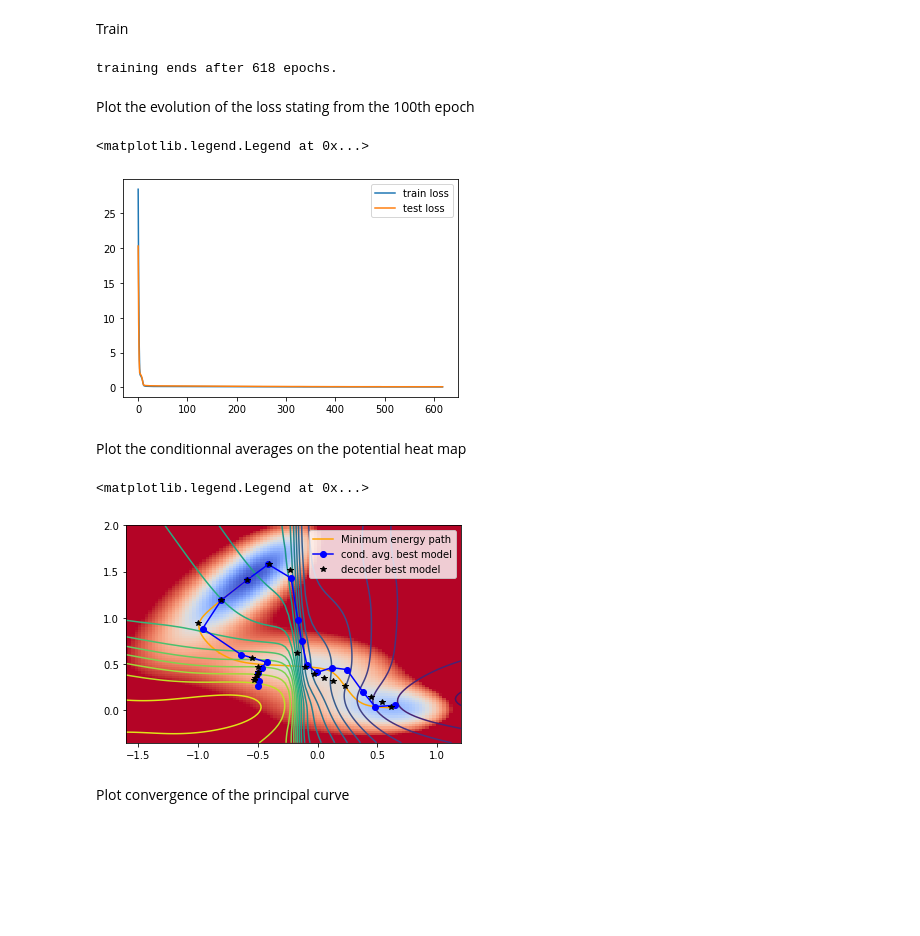
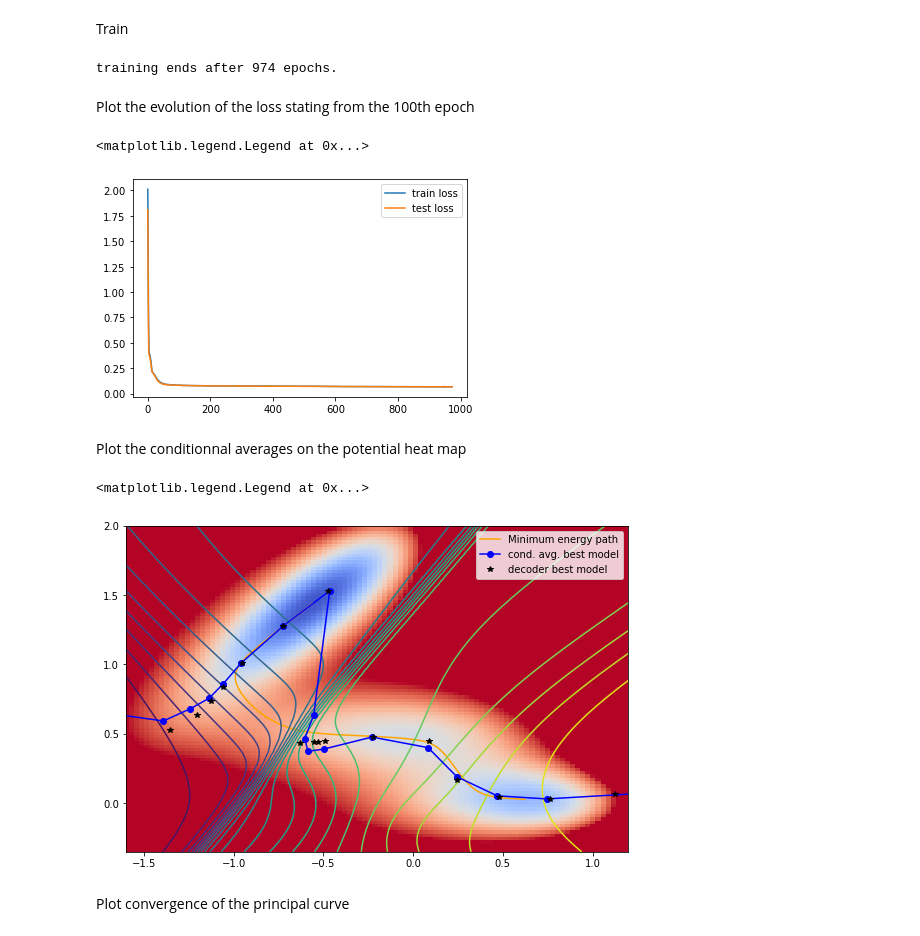
Before and after one commit to thomaspigeon/2dpotentials, a Jupyter notebook: AE_MullerBrown.ipynb, the cells around one changed output. Drawn from its saved outputs; the diff is of its cells as text; code cells hidden in the pictures; blank space fills up the shorter version.

```diff
--- a/AE_MullerBrown.ipynb
+++ b/AE_MullerBrown.ipynb
@@ -36,6 +32,7 @@ trajs = np.append(traj_dict1["x_traj"], traj_dict2["x_traj"], axis=0)
 np.savetxt('dataset_MB.txt', trajs)
 # %%
 trajs = np.loadtxt('dataset_MB.txt')
+trajs = trajs[np.random.choice(len(trajs), size=2 * 10**6)]
 # %%
 fig = plt.figure()
 ax = fig.add_subplot()
@@ -65,11 +61,11 @@ Create autoencoder object
 del(ae)
 del(ae_training)
 # %%
-ae = DeepAutoEncoder([2, 5, 1], [1, 20, 20, 2], 0)
+ae = DeepAutoEncoder([2, 5, 5, 1], [1, 20, 20, 2], 0)
 # %% [markdown]
 Created training object
 # %%
-ae_training = TainAEOneDecoder(ae, pot, dataset.copy(), standardize=False, zca_whiten=False)
+ae_training = TainAEOneDecoder(ae, pot, dataset.copy(), standardize=True, zca_whiten=False)
 # %% [markdown]
 Set the training size and do the train-test split
 # %%
@@ -106,7 +103,7 @@ Train
 # %%
 loss_dict = ae_training.train(batch_size, max_epochs)
 # %% [output]
-training ends after 618 epochs.
+training ends after 974 epochs.
 # %% [markdown]
 Plot the evolution of the loss stating from the 100th epoch
 # %%
@@ -116,24 +113,24 @@ plt.plot(loss_dict["test_loss"][:], label='test loss')
 plt.legend()
 # %% [output]
 <matplotlib.legend.Legend at 0x...>
-[figure, old version]
+[figure, new version]
 # %% [markdown]
 Plot the conditionnal averages on the potential heat map
 # %%
-fig = plt.figure()
+fig = plt.figure(figsize=(9,6))
 ax = fig.add_subplot()
 pot.plot_potential_heat_map(ax)
 ax.plot(pot.minimum_energy_paths[0][:, 0], pot.minimum_energy_paths[0][:, 1], color='orange', label='Minimum energy path')
 ax.plot(pot.minimum_energy_paths[1][:, 0], pot.minimum_energy_paths[1][:, 1], color='orange')
 #ax.plot(Esp_X_given_z[:, 0], Esp_X_given_z[:, 1], '-o', color='blue', label='cond. avg. best model')
 #ax.plot(f_dec_z[:, 0], f_dec_z[:, 1], '*', color='black', label='decoder best model')
 ae_training.plot_encoder_iso_levels(ax, 20)
 ae_training.plot_conditional_averages(ax, 20)
 
 ax.legend()
 # %% [output]
 <matplotlib.legend.Legend at 0x...>
-[figure, old version]
+[figure, new version]
 # %% [markdown]
 Plot convergence of the principal curve
 # %%
```
Also changed, not shown: parts of 5 cells of this notebook, 2 other files.
